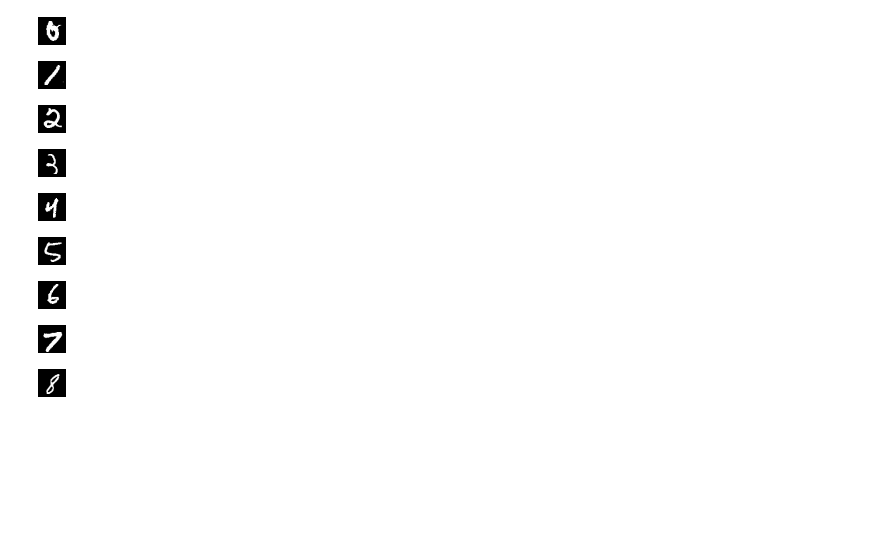
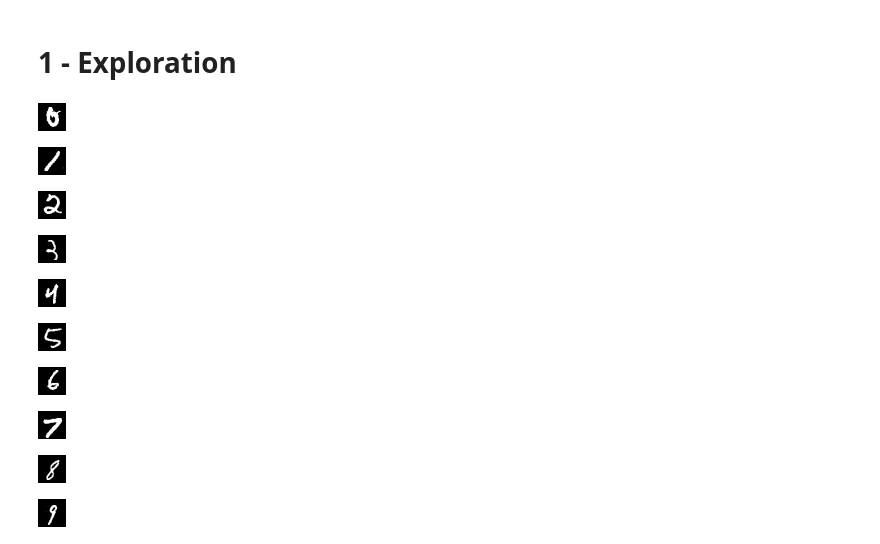
Before and after one commit to pedrotst/cs573, a Jupyter notebook: proj5/main.ipynb, the cells around one changed output. Drawn from its saved outputs; the diff is of its cells as text; code cells hidden in the pictures; blank space fills up the shorter version.

```diff
--- a/proj5/main.ipynb
+++ b/proj5/main.ipynb
@@ -10,32 +7,40 @@ UsageError: Line magic function `%PIL` not found.
+# %% [markdown]
+# 1 -  Exploration
 # %%
 df = pd.read_csv("data/digits-raw.csv", header=None)
 np.random.seed(0)
 
 max_label = df[1].max()
 # print(max_label)
 random_imgs = []
 
-for i in range(max_label):
-    img = df[df[1] == i].sample()
+#print(df[df[1] == 10])
+
+for i in range(max_label+1):
+    df_i = df[df[1] == i]
+    if df_i.empty is True:
+        continue
+    img = df_i.sample()
     # Drop the first two columns (id and label)
     img = img.iloc[:,2:]
     # Reshape as 28x28
     img = np.reshape(img, (28,28))
     # Show inline
     x = Image.fromarray(np.uint8(img), 'L')
     display(x)
 
 # img = df.iloc[100][2:]
 # img = np.reshape(img, (28,28))
 
 # img
 # %% [output]
 [figure]
 [figure]
 [figure]
 [figure]
 [figure]
 [figure]
 [figure]
 [figure]
 [figure]
+[figure, added]
```
Also changed, not shown: parts of 3 cells of this notebook.
